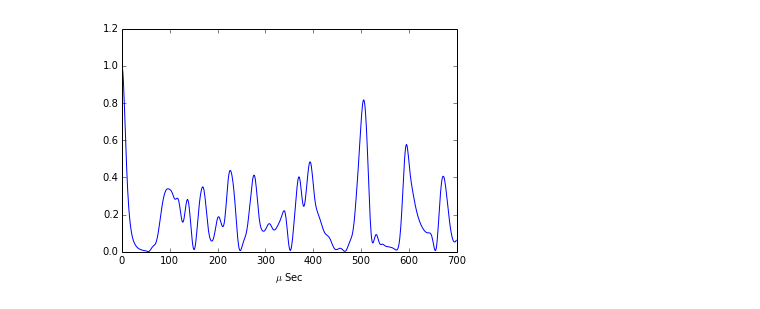
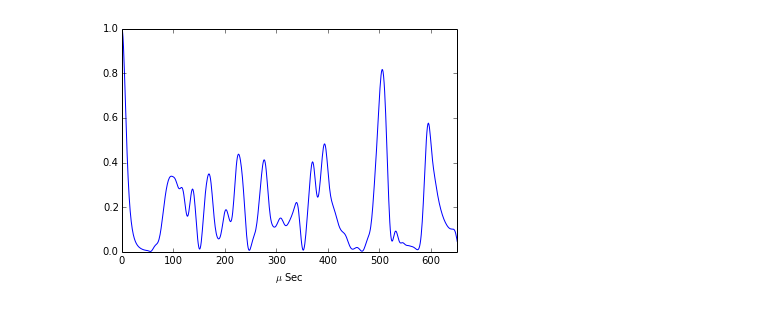
Before and after one commit to HaeffnerLab/ion-trap-qsim, a Jupyter notebook: Independent_Simulations/Chain-Scale-Local-Picture-Analysis.ipynb, the cells around one changed output. Saved outputs shown, nothing was run; the diff lists cells and outputs as text; code cells hidden in the pictures.

```diff
--- a/Independent_Simulations/Chain-Scale-Local-Picture-Analysis.ipynb
+++ b/Independent_Simulations/Chain-Scale-Local-Picture-Analysis.ipynb
@@ -32,11 +32,14 @@ def gamma(j, t):
 # %%
 time_interval = (0., 700.e-6)
 time_precision = 1.e-6
 times = arange(time_interval[0], time_interval[1], time_precision)
 ex = [np.abs( np.array([gamma(l, t) for t in times]) )**2 for l in range(N)]
-
+#plt.figure(1)
 plt.plot(times*1.e6, ex[0])#, times*1.e6, ex[1], times*1.e6, ex[2], times*1.e6, ex[N-1])
 plt.xlabel("$\mu$ Sec")
+plt.ylim(0,1.)
+plt.xlim(0,650.)
+plt.savefig('14ions-150KHzAxial.jpg', bbox_inches='tight')
 plt.show()
 # %% [output]
-[figure, old version]
+[figure, new version]
```
Also changed, not shown: parts of 3 cells of this notebook, 3 other files.
